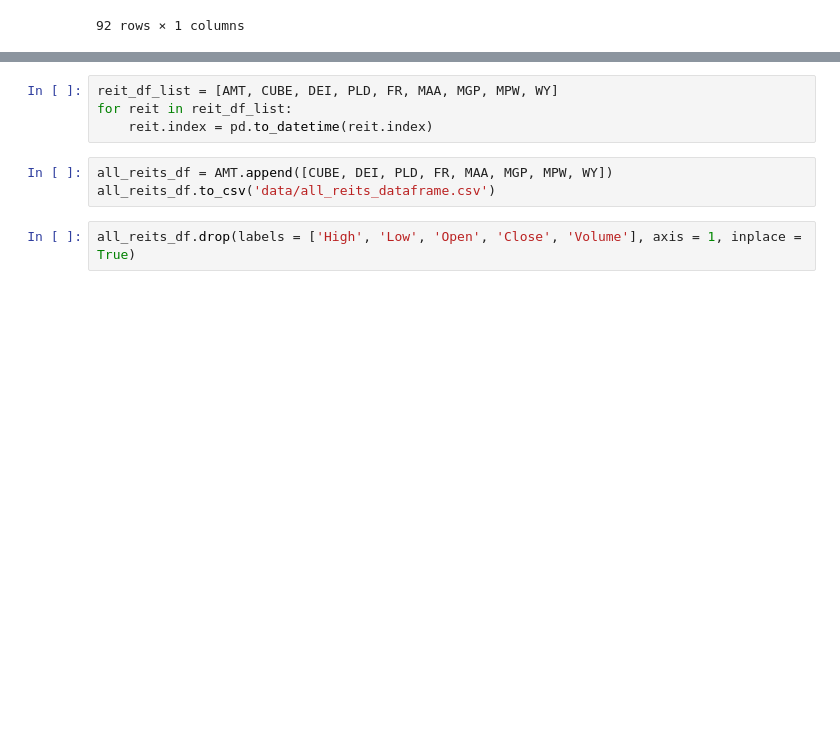
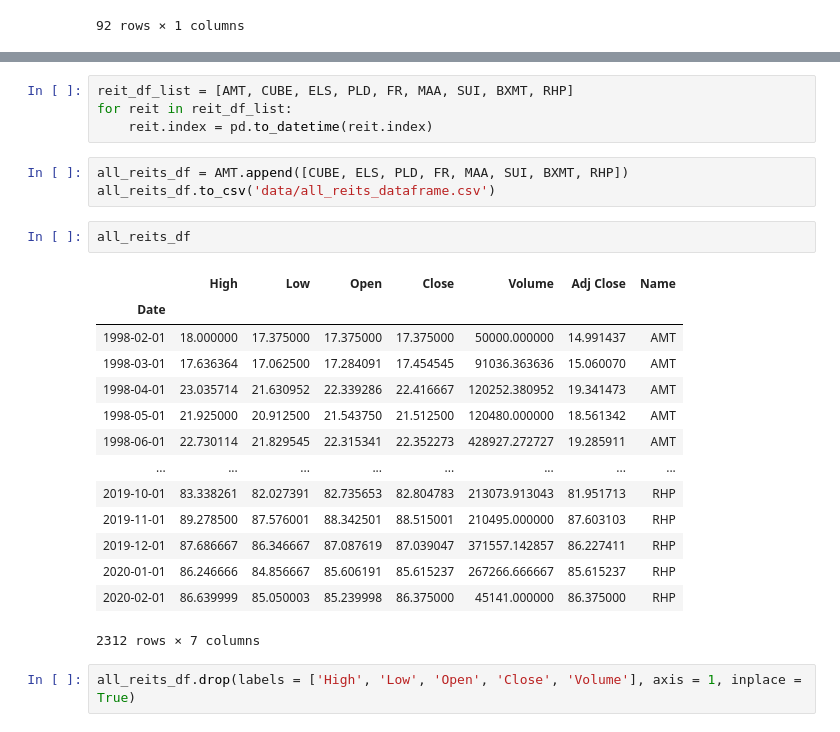
Before and after one commit to andrewcole33/reit_time_series_analysis, a Jupyter notebook: TS_reits.ipynb, the cells around one changed output, grey strips where cells are left out. Cells and saved outputs as stored; diff of their text form; blank space fills up the shorter version.

```diff
--- a/TS_reits.ipynb
+++ b/TS_reits.ipynb
@@ -148,10 +165,27 @@ WY['Name'] = 'WY'
 # %%
-reit_df_list = [AMT, CUBE, DEI, PLD, FR, MAA, MGP, MPW, WY]
+reit_df_list = [AMT, CUBE, ELS, PLD, FR, MAA, SUI, BXMT, RHP]
 for reit in reit_df_list:
     reit.index = pd.to_datetime(reit.index)
 # %%
-all_reits_df = AMT.append([CUBE, DEI, PLD, FR, MAA, MGP, MPW, WY])
+all_reits_df = AMT.append([CUBE, ELS, PLD, FR, MAA, SUI, BXMT, RHP])
 all_reits_df.to_csv('data/all_reits_dataframe.csv')
+# %%
+all_reits_df
+# %% [output]
+|  | High | Low | Open | Close | Volume | Adj Close | Name |
+| Date |  |  |  |  |  |  |  |
+| 1998-02-01 | 18.000000 | 17.375000 | 17.375000 | 17.375000 | 50000.000000 | 14.991437 | AMT |
+| 1998-03-01 | 17.636364 | 17.062500 | 17.284091 | 17.454545 | 91036.363636 | 15.060070 | AMT |
+| 1998-04-01 | 23.035714 | 21.630952 | 22.339286 | 22.416667 | 120252.380952 | 19.341473 | AMT |
+| 1998-05-01 | 21.925000 | 20.912500 | 21.543750 | 21.512500 | 120480.000000 | 18.561342 | AMT |
+| 1998-06-01 | 22.730114 | 21.829545 | 22.315341 | 22.352273 | 428927.272727 | 19.285911 | AMT |
+| ... | ... | ... | ... | ... | ... | ... | ... |
+| 2019-10-01 | 83.338261 | 82.027391 | 82.735653 | 82.804783 | 213073.913043 | 81.951713 | RHP |
+| 2019-11-01 | 89.278500 | 87.576001 | 88.342501 | 88.515001 | 210495.000000 | 87.603103 | RHP |
+| 2019-12-01 | 87.686667 | 86.346667 | 87.087619 | 87.039047 | 371557.142857 | 86.227411 | RHP |
+| 2020-01-01 | 86.246666 | 84.856667 | 85.606191 | 85.615237 | 267266.666667 | 85.615237 | RHP |
+| 2020-02-01 | 86.639999 | 85.050003 | 85.239998 | 86.375000 | 45141.000000 | 86.375000 | RHP |
+2312 rows × 7 columns
 # %%
 all_reits_df.drop(labels = ['High', 'Low', 'Open', 'Close', 'Volume'], axis = 1, inplace = True)
 # %%
```
Also changed, not shown: parts of 15 cells of this notebook, 3 other files.
